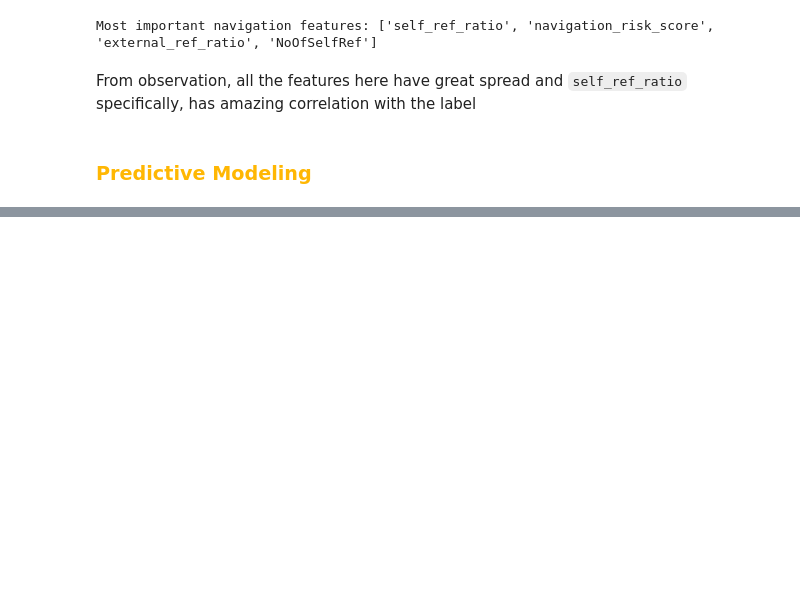
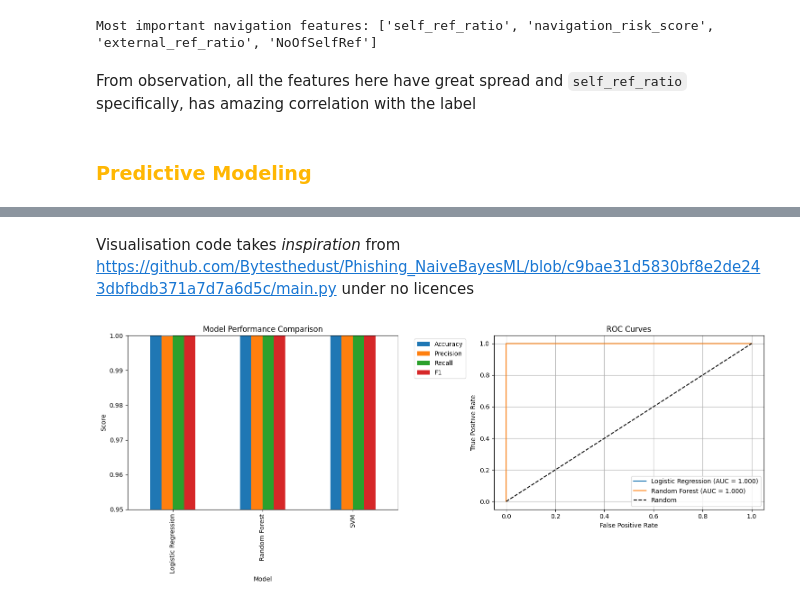
Before and after one commit to gjh0239/AITT-Assignment, a Jupyter notebook: Assignment/Assignment.ipynb, the cells around one changed output, grey strips where cells are left out. Saved outputs shown, nothing was run; the diff lists cells and outputs as text; code cells hidden in the pictures; blank space fills up the shorter version.

Commit message:
Model fitting and evaluation

```diff
--- a/Assignment/Assignment.ipynb
+++ b/Assignment/Assignment.ipynb
@@ -3139,0 +3529,58 @@ feature_importance = select_important_features(df)
+# %% [markdown]
+Visualisation code takes _inspiration_ from https://github.com/Bytesthedust/Phishing_NaiveBayesML/blob/c9bae31d5830bf8e2de243dbfbdb371a7d7a6d5c/main.py under no licences
+# %%
+def visualize_model_performance(results_df):
+	"""
+	Visualize model performance using bar plots and ROC curves.
+
+	Parameters:
+	-----------
+	results_df : pandas.DataFrame
+		DataFrame containing model evaluation metrics (Accuracy, Precision, Recall, F1)
+
+	Notes:
+	------
+	Creates two subplots:
+	1. Bar plot comparing different metrics across models
+	2. ROC curves for each model with AUC scores
+	"""
+	# Create figure with two subplots
+	fig, (ax1, ax2) = plt.subplots(1, 2, figsize=(15, 6))
+
+	# Plot 1: Metrics Comparison (Bar Plot)
+	results_df.plot(kind='bar', ax=ax1)
+	ax1.set_title('Model Performance Comparison')
+	ax1.set_ylabel('Score')
+	ax1.legend(bbox_to_anchor=(1.05, 1))
+	ax1.set_ylim([0.95, 1.0])  # Focus on the relevant range
+
+	# Plot 2: ROC Curves
+	for name, model in base_models.items():
+		if hasattr(model, "predict_proba"):
+			# Get prediction probabilities
+			y_pred_proba = model.predict_proba(X_test)[:, 1]
+
+			# Calculate ROC curve
+			fpr, tpr, _ = roc_curve(y_test, y_pred_proba)
+			roc_auc = auc(fpr, tpr)
+
+			# Plot ROC curve
+			ax2.plot(fpr, tpr, label=f'{name} (AUC = {roc_auc:.3f})')
+
+	# Add diagonal line for random classifier
+	ax2.plot([0, 1], [0, 1], 'k--', label='Random')
+
+	# Customize ROC plot
+	ax2.set_xlabel('False Positive Rate')
+	ax2.set_ylabel('True Positive Rate')
+	ax2.set_title('ROC Curves')
+	ax2.legend()
+	ax2.grid(True)
+
+	plt.tight_layout()
+	plt.show()
+
+# Generate visualizations
+visualize_model_performance(evaluation_results)
+# %% [output]
+[figure, added]
```
Also changed, not shown: parts of 21 cells of this notebook.
